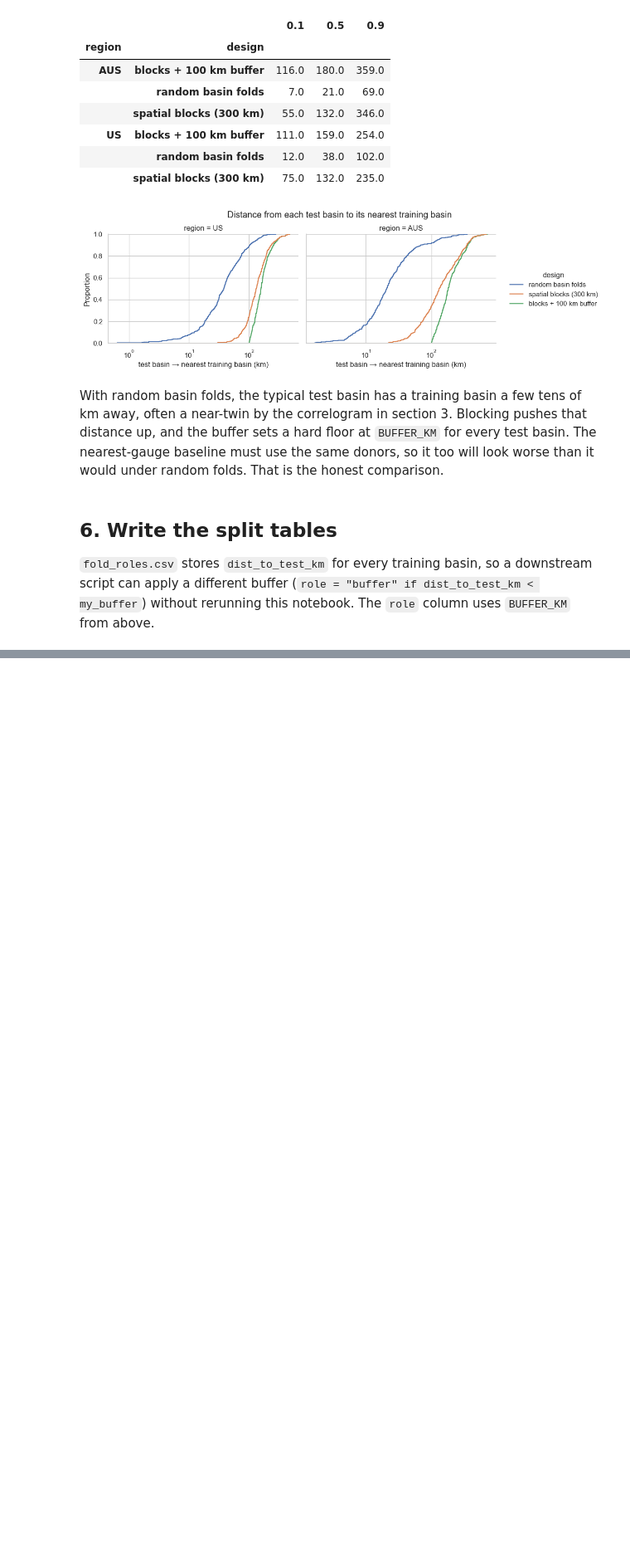
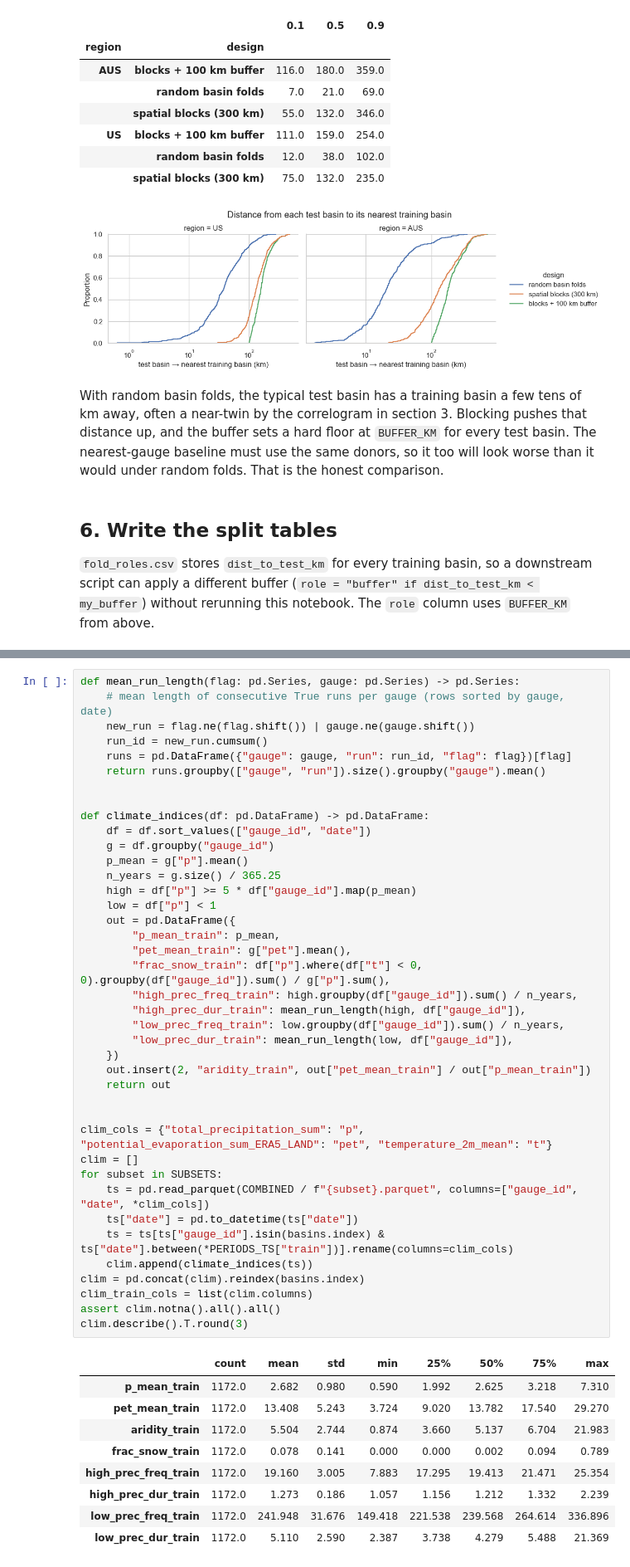
Before and after one commit to samussiah/data780-group-project, a Jupyter notebook: notebooks/02_preprocessing.ipynb, the cells around one changed output, grey strips where cells are left out. Shown at 83% size. Drawn from its saved outputs; the diff is of its cells as text; blank space fills up the shorter version.

```diff
--- a/notebooks/02_preprocessing.ipynb
+++ b/notebooks/02_preprocessing.ipynb
@@ -464,0 +557,50 @@ data\processed\splits\fold_roles.csv  (198 KB)
+# %%
+def mean_run_length(flag: pd.Series, gauge: pd.Series) -> pd.Series:
+    # mean length of consecutive True runs per gauge (rows sorted by gauge, date)
+    new_run = flag.ne(flag.shift()) | gauge.ne(gauge.shift())
+    run_id = new_run.cumsum()
+    runs = pd.DataFrame({"gauge": gauge, "run": run_id, "flag": flag})[flag]
+    return runs.groupby(["gauge", "run"]).size().groupby("gauge").mean()
+
+
+def climate_indices(df: pd.DataFrame) -> pd.DataFrame:
+    df = df.sort_values(["gauge_id", "date"])
+    g = df.groupby("gauge_id")
+    p_mean = g["p"].mean()
+    n_years = g.size() / 365.25
+    high = df["p"] >= 5 * df["gauge_id"].map(p_mean)
+    low = df["p"] < 1
+    out = pd.DataFrame({
+        "p_mean_train": p_mean,
+        "pet_mean_train": g["pet"].mean(),
+        "frac_snow_train": df["p"].where(df["t"] < 0, 0).groupby(df["gauge_id"]).sum() / g["p"].sum(),
+        "high_prec_freq_train": high.groupby(df["gauge_id"]).sum() / n_years,
+        "high_prec_dur_train": mean_run_length(high, df["gauge_id"]),
+        "low_prec_freq_train": low.groupby(df["gauge_id"]).sum() / n_years,
+        "low_prec_dur_train": mean_run_length(low, df["gauge_id"]),
+    })
+    out.insert(2, "aridity_train", out["pet_mean_train"] / out["p_mean_train"])
+    return out
+
+
+clim_cols = {"total_precipitation_sum": "p", "potential_evaporation_sum_ERA5_LAND": "pet", "temperature_2m_mean": "t"}
+clim = []
+for subset in SUBSETS:
+    ts = pd.read_parquet(COMBINED / f"{subset}.parquet", columns=["gauge_id", "date", *clim_cols])
+    ts["date"] = pd.to_datetime(ts["date"])
+    ts = ts[ts["gauge_id"].isin(basins.index) & ts["date"].between(*PERIODS_TS["train"])].rename(columns=clim_cols)
+    clim.append(climate_indices(ts))
+clim = pd.concat(clim).reindex(basins.index)
+clim_train_cols = list(clim.columns)
+assert clim.notna().all().all()
+clim.describe().T.round(3)
+# %% [output]
+|  | count | mean | std | min | 25% | 50% | 75% | max |
+| p_mean_train | 1172.0 | 2.682 | 0.980 | 0.590 | 1.992 | 2.625 | 3.218 | 7.310 |
+| pet_mean_train | 1172.0 | 13.408 | 5.243 | 3.724 | 9.020 | 13.782 | 17.540 | 29.270 |
+| aridity_train | 1172.0 | 5.504 | 2.744 | 0.874 | 3.660 | 5.137 | 6.704 | 21.983 |
+| frac_snow_train | 1172.0 | 0.078 | 0.141 | 0.000 | 0.000 | 0.002 | 0.094 | 0.789 |
+| high_prec_freq_train | 1172.0 | 19.160 | 3.005 | 7.883 | 17.295 | 19.413 | 21.471 | 25.354 |
+| high_prec_dur_train | 1172.0 | 1.273 | 0.186 | 1.057 | 1.156 | 1.212 | 1.332 | 2.239 |
+| low_prec_freq_train | 1172.0 | 241.948 | 31.676 | 149.418 | 221.538 | 239.568 | 264.614 | 336.896 |
+| low_prec_dur_train | 1172.0 | 5.110 | 2.590 | 2.387 | 3.738 | 4.279 | 5.488 | 21.369 |
```
Also changed, not shown: parts of 17 cells of this notebook, 5 other files.
